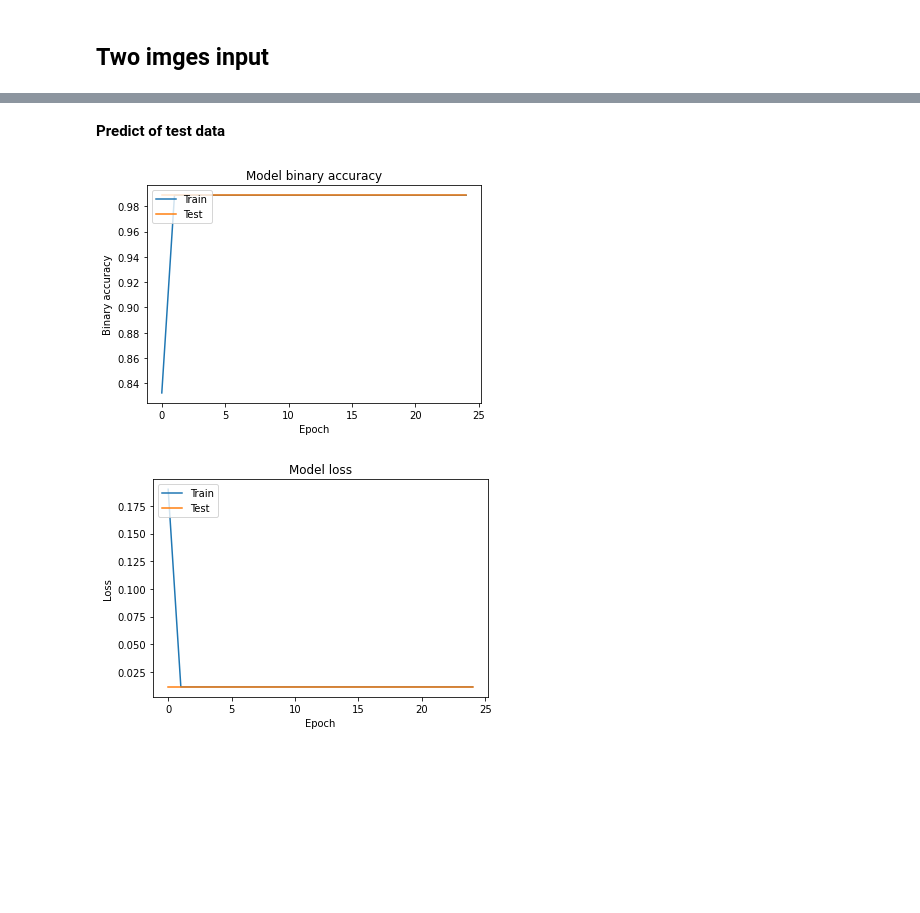
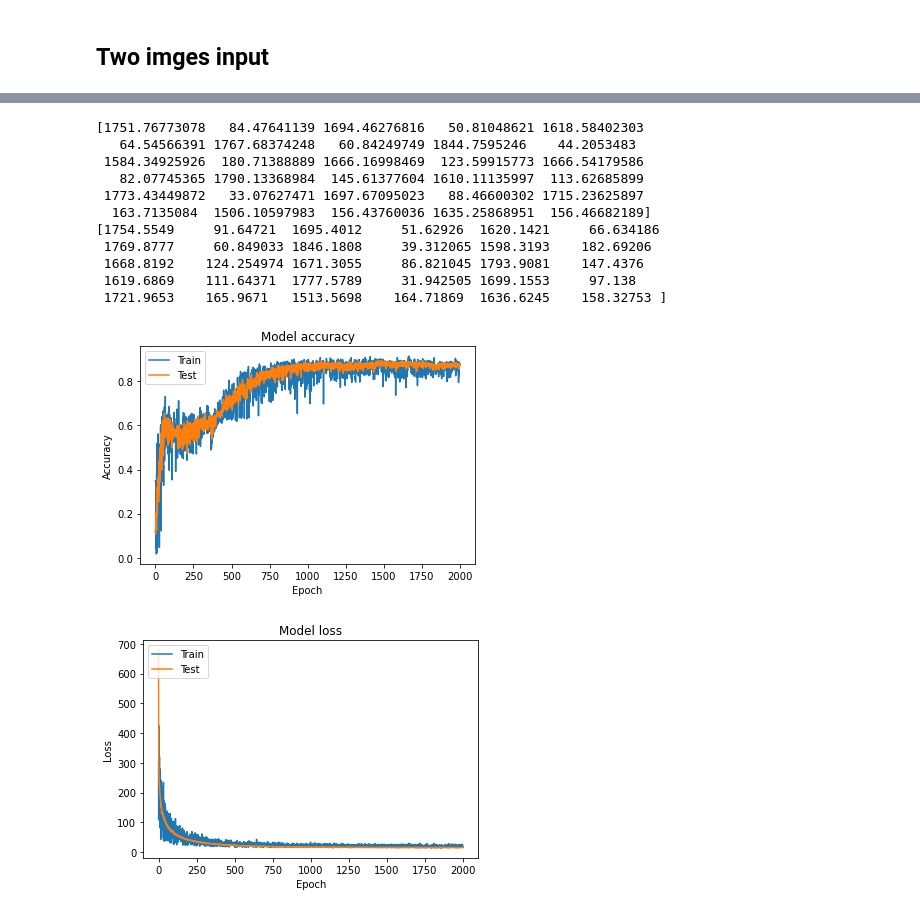
Before and after one commit to calvincbzhang/skyrmions-trajectory-prediction, a Jupyter notebook: fnn.ipynb, the cells around one changed output, grey strips where cells are left out. Saved outputs shown, nothing was run; the diff lists cells and outputs as text; code cells hidden in the pictures; blank space fills up the shorter version.

```diff
--- a/fnn.ipynb
+++ b/fnn.ipynb
@@ -361,7 +388,15 @@ y = frames[1:]
 # %%
 from sklearn.model_selection import train_test_split
 
+X = df_n_rounds['X'].tolist()
+y = df_n_rounds['y_1'].tolist()
+
 X_train, X_test, y_train, y_test = train_test_split(X, y, test_size=0.2, random_state=5)
+# %%
+X_train = np.array(X_train)
+X_test = np.array(X_test)
+y_train = np.array(y_train)
+y_test = np.array(y_test)
 # %%
 print("X_train shape: " + str(X_train.shape))
 print("y_train shape: " + str(y_train.shape))
@@ -388,3 +410,17 @@ n_output = y_train.shape[1]
+# %%
+activation = 'relu'
+
+optimizer = 'NAdam'
+loss = 'mae'
+metrics = ['accuracy']
+training_epochs = 1000
+batch_size = 128
+
+n_input = 2 * no_skyrmions
+n_hidden_1 = 512
+n_hidden_2 = 256
+n_hidden_3 = 128
+n_output = 2 * no_skyrmions
 # %%
 #Dependencies
 import keras
@@ -393,10 +429,10 @@ from keras.layers import Dense
 
 # Neural network
 model = Sequential()
-model.add(Dense(500, input_dim=n_input, activation='relu'))
-model.add(Dense(500, activation='relu'))
-model.add(Dense(500, activation='relu'))
-model.add(Dense(n_output, activation='tanh'))
+model.add(Dense(n_hidden_1, input_dim=n_input, activation=activation))
+model.add(Dense(n_hidden_2, activation=activation))
+model.add(Dense(n_hidden_3, activation=activation))
+model.add(Dense(n_output))
 # %%
 model.compile(loss=loss, optimizer=optimizer, metrics=metrics)
 # %%
@@ -422,26 +458,38 @@ Epoch 25/25
 # %%
 prediction = model.predict(X_test)
+print(y_test[0])
+print(prediction[0])
+# %% [output]
+[1751.76773078   84.47641139 1694.46276816   50.81048621 1618.58402303
+   64.54566391 1767.68374248   60.84249749 1844.7595246    44.2053483
+ 1584.34925926  180.71388889 1666.16998469  123.59915773 1666.54179586
+   82.07745365 1790.13368984  145.61377604 1610.11135997  113.62685899
+ 1773.43449872   33.07627471 1697.67095023   88.46600302 1715.23625897
+  163.7135084  1506.10597983  156.43760036 1635.25868951  156.46682189]
+[1754.5549     91.64721  1695.4012     51.62926  1620.1421     66.634186
+ 1769.8777     60.849033 1846.1808     39.312065 1598.3193    182.69206
+ 1668.8192    124.254974 1671.3055     86.821045 1793.9081    147.4376
+ 1619.6869    111.64371  1777.5789     31.942505 1699.1553     97.138
+ 1721.9653    165.9671   1513.5698    164.71869  1636.6245    158.32753 ]
-# %% [markdown]
-**Predict of test data**
 # %%
 import matplotlib.pyplot as plt
 
-plt.plot(history.history['binary_accuracy'])
-plt.plot(history.history['val_binary_accuracy'])
-plt.title('Model binary accuracy')
-plt.ylabel('Binary accuracy')
+plt.plot(history.history['val_accuracy'])
+plt.plot(history.history['accuracy'])
+plt.title('Model accuracy')
+plt.ylabel('Accuracy')
 plt.xlabel('Epoch')
 plt.legend(['Train', 'Test'], loc='upper left')
 plt.show()
 # %% [output]
-[figure, old version]
+[figure, new version]
 # %%
+plt.plot(history.history['val_loss'])
 plt.plot(history.history['loss'])
-plt.plot(history.history['val_loss'])
 plt.title('Model loss')
 plt.ylabel('Loss')
 plt.xlabel('Epoch')
 plt.legend(['Train', 'Test'], loc='upper left')
 plt.show()
 # %% [output]
-[figure, old version]
+[figure, new version]
```
Also changed, not shown: parts of 48 cells of this notebook.
